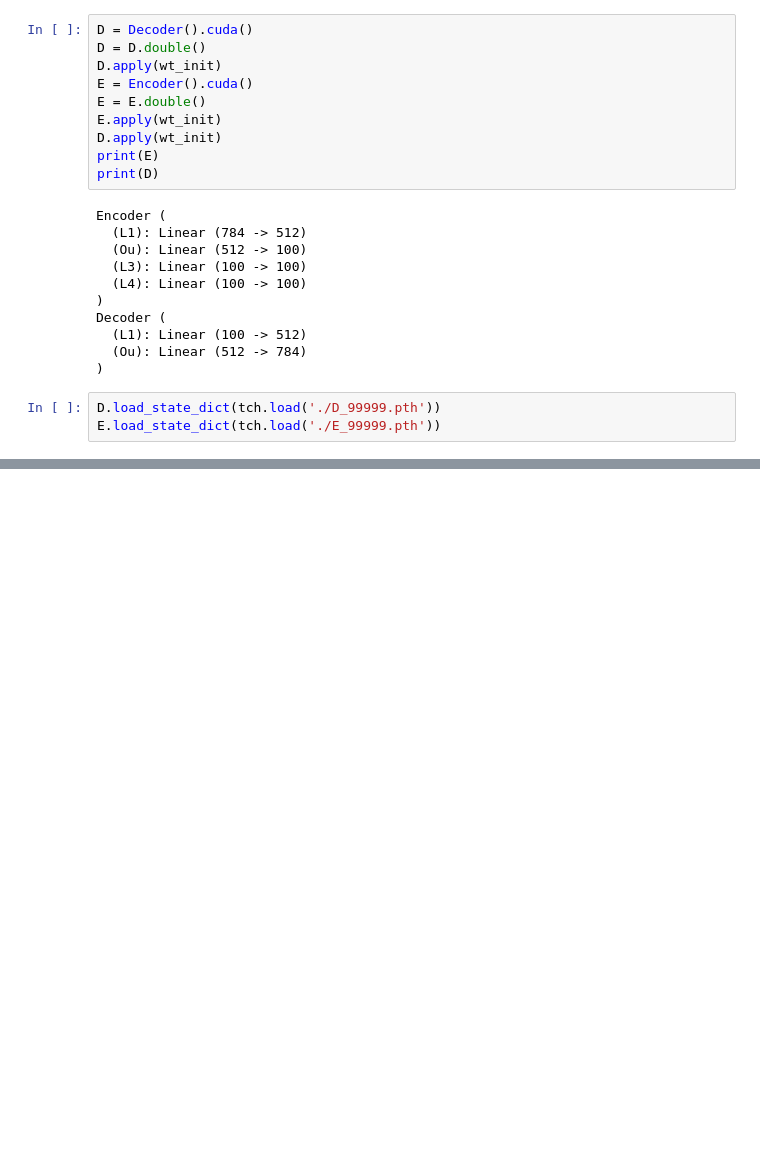
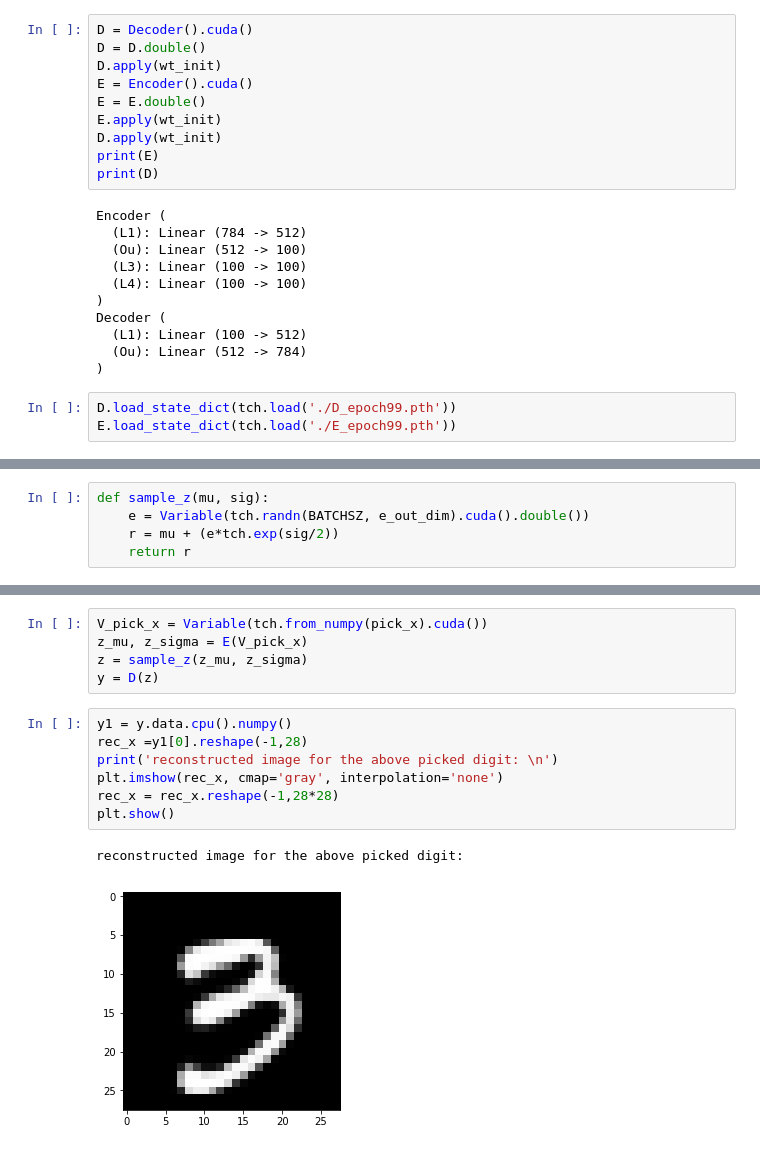
Before and after one commit to udion/generative_models, a Jupyter notebook: VAEs/VAE_trained_model_test.ipynb, the cells around one changed output, grey strips where cells are left out. Cells and saved outputs as stored; diff of their text form; blank space fills up the shorter version.

```diff
--- a/VAEs/VAE_trained_model_test.ipynb
+++ b/VAEs/VAE_trained_model_test.ipynb
@@ -97,6 +99,6 @@ Decoder (
   (Ou): Linear (512 -> 784)
 )
 # %%
-D.load_state_dict(tch.load('./D_99999.pth'))
-E.load_state_dict(tch.load('./E_99999.pth'))
+D.load_state_dict(tch.load('./D_epoch99.pth'))
+E.load_state_dict(tch.load('./E_epoch99.pth'))
 # %%
@@ -111,0 +142,5 @@ Encoder (
+# %%
+def sample_z(mu, sig):
+    e = Variable(tch.randn(BATCHSZ, e_out_dim).cuda().double())
+    r = mu + (e*tch.exp(sig/2))
+    return r
@@ -111,0 +150,15 @@ Encoder (
+# %%
+V_pick_x = Variable(tch.from_numpy(pick_x).cuda())
+z_mu, z_sigma = E(V_pick_x)
+z = sample_z(z_mu, z_sigma)
+y = D(z)
+# %%
+y1 = y.data.cpu().numpy()
+rec_x =y1[0].reshape(-1,28)
+print('reconstructed image for the above picked digit: \n')
+plt.imshow(rec_x, cmap='gray', interpolation='none')
+rec_x = rec_x.reshape(-1,28*28)
+plt.show()
+# %% [output]
+reconstructed image for the above picked digit:
+[figure, added]
```
Also changed, not shown: parts of 18 cells of this notebook, 1 other file.
